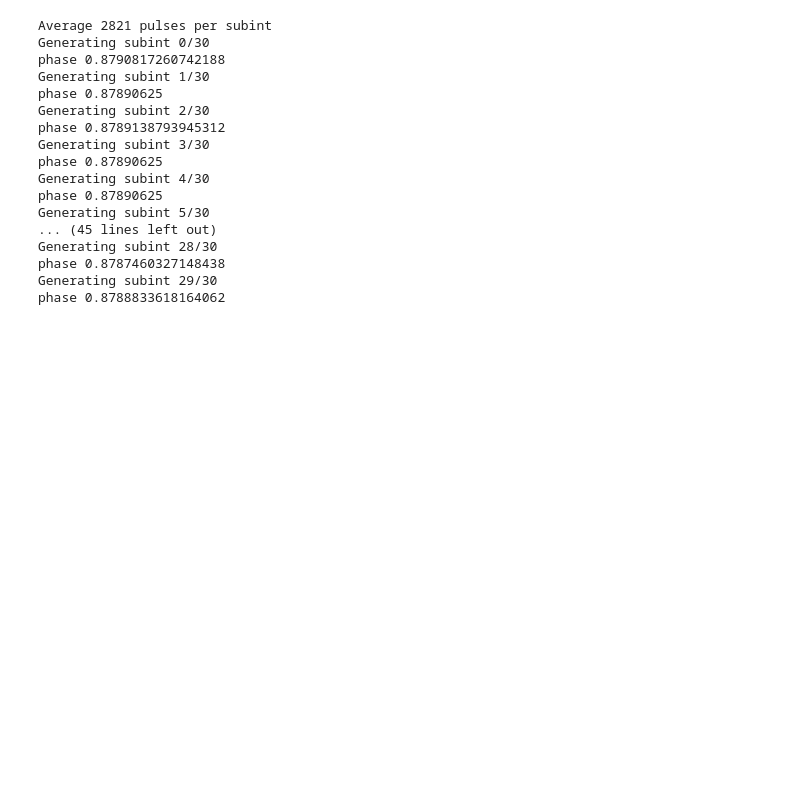
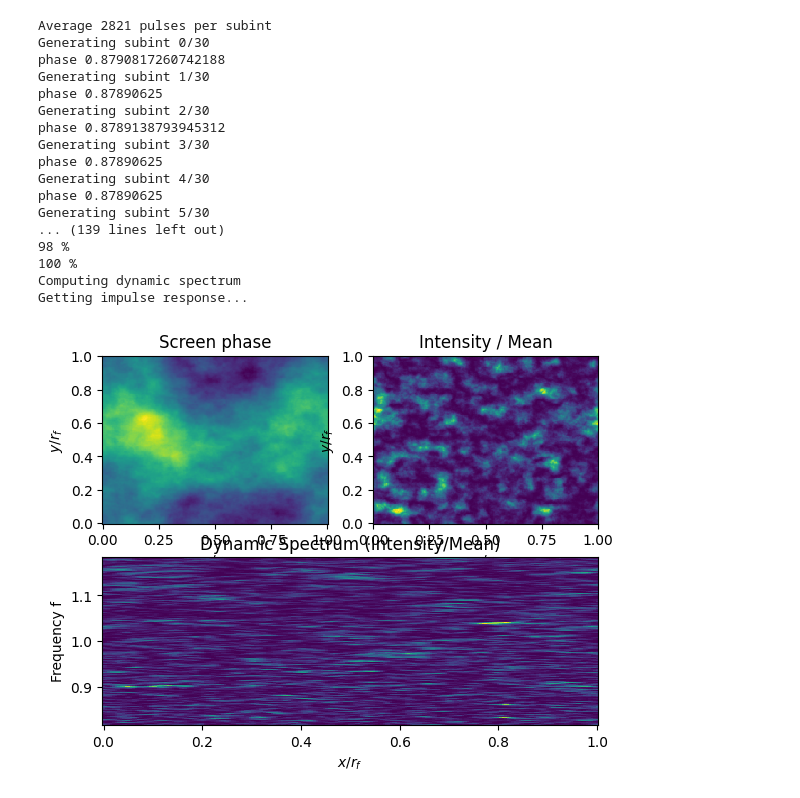
Before and after one commit to SixByNine/simulate_ar, a Jupyter notebook: test.ipynb, the cells around one changed output. Drawn from its saved outputs; the diff is of its cells as text; code cells hidden in the pictures; blank space fills up the shorter version.

```diff
--- a/test.ipynb
+++ b/test.ipynb
@@ -30,39 +30,40 @@ components = [profile.VonMisesComponent(0.0,10,1,spectral_index=4),
               profile.VonMisesComponent(0.01,4000,1,spectral_index=1)]
 
 vm = profile.VonMisesProfile(components)
 vm.set_flux(2)
 
 
 
 navg = int(siminfo.subints[0].tsub/siminfo.subints[0].topo_period)
 print(f"Average {navg} pulses per subint")
 subpulse_gen = profile.SubPulseGenerator(navg, vm)
 subpulse_gen.generate_L(siminfo.obs_setup.nbin)
 
-propagation_model = ism.SimpleISM(dm=siminfo.pulsar.dm())
+propagation_model = ism.ScintScatISM(dm=siminfo.pulsar.dm(),scint_bw=1,scint_time=200)
 
 siminfo.generate_data(subpulse_gen,propagation_model)
 
 wn = noise.TsysNoise(gain=1.0)
 wn.apply(siminfo)
 # %% [output]
 Average 2821 pulses per subint
 Generating subint 0/30
 phase 0.8790817260742188
 Generating subint 1/30
 phase 0.87890625
 Generating subint 2/30
 phase 0.8789138793945312
 Generating subint 3/30
 phase 0.87890625
 Generating subint 4/30
 phase 0.87890625
 Generating subint 5/30
-... (45 lines left out)
-Generating subint 28/30
-phase 0.8787460327148438
-Generating subint 29/30
-phase 0.8788833618164062
+... (139 lines left out)
+98 %
+100 %
+Computing dynamic spectrum
+Getting impulse response...
+[figure, added]
 # %%
 hdul = siminfo.make_fits()
 hdul.writeto("test.fits",overwrite=True)
```
Also changed, not shown: parts of 1 cell of this notebook, 1 other file.
